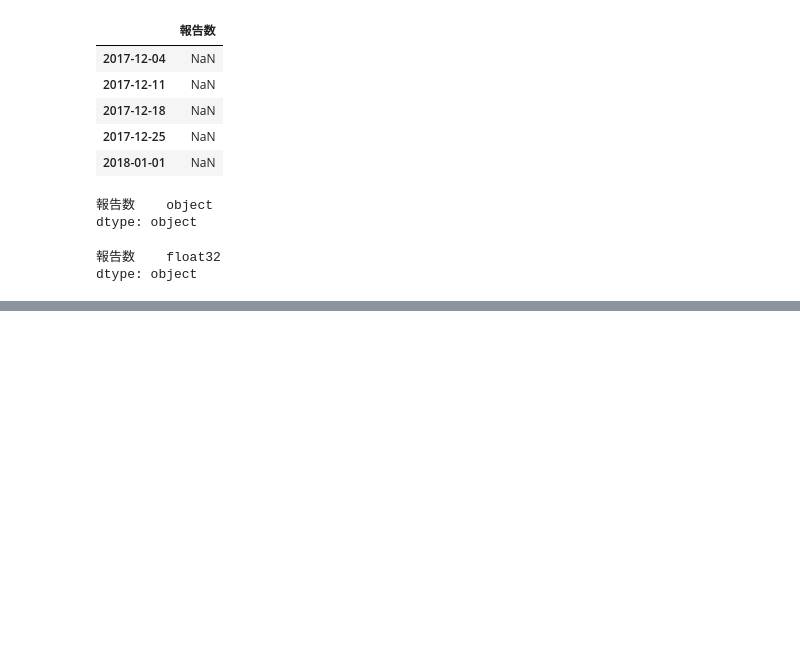
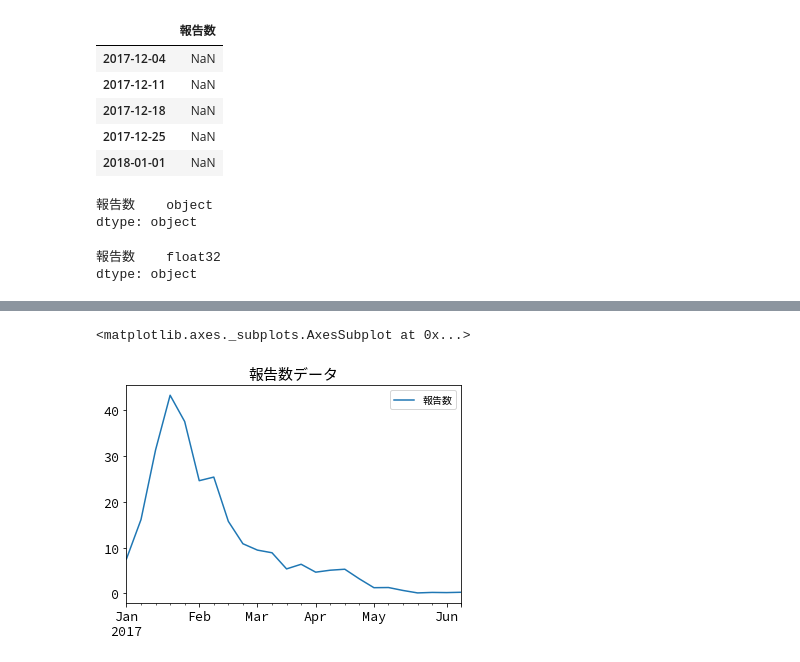
Before and after one commit to terapyon/scsk-oss-x-users-meeting-19, a Jupyter notebook: 5-prediction.ipynb, the cells around one changed output, grey strips where cells are left out. Cells and saved outputs as stored; diff of their text form; code cells hidden in the pictures; blank space fills up the shorter version.

```diff
--- a/5-prediction.ipynb
+++ b/5-prediction.ipynb
@@ -183,0 +214,5 @@ df.plot()
+# %%
+df_2017.plot(title="報告数データ")
+# %% [output]
+<matplotlib.axes._subplots.AxesSubplot at 0x...>
+[figure, added]
```
Also changed, not shown: parts of 20 cells of this notebook, 6 other files.
